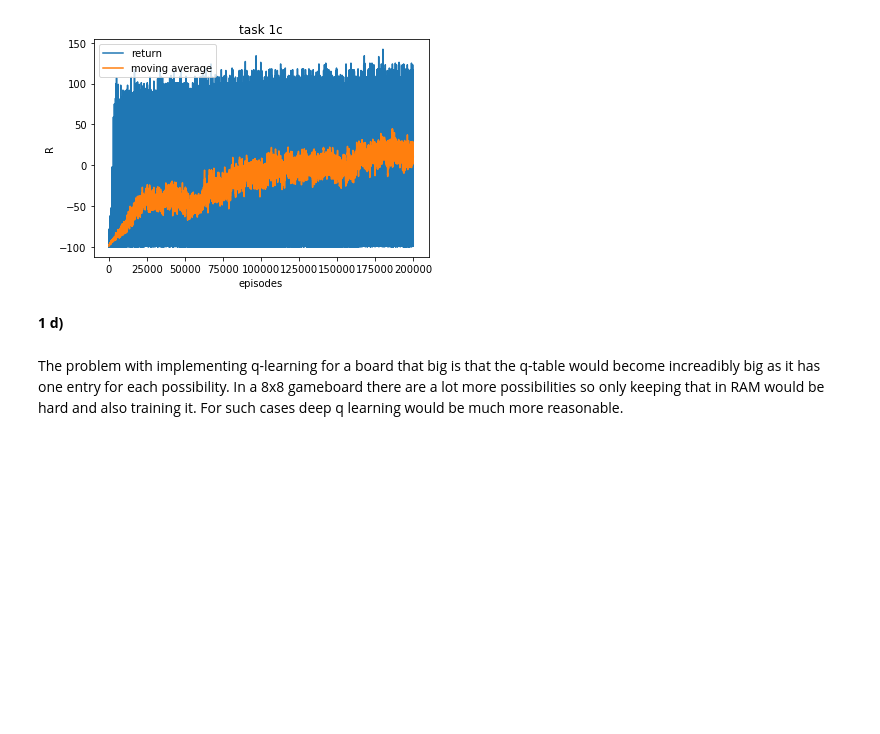
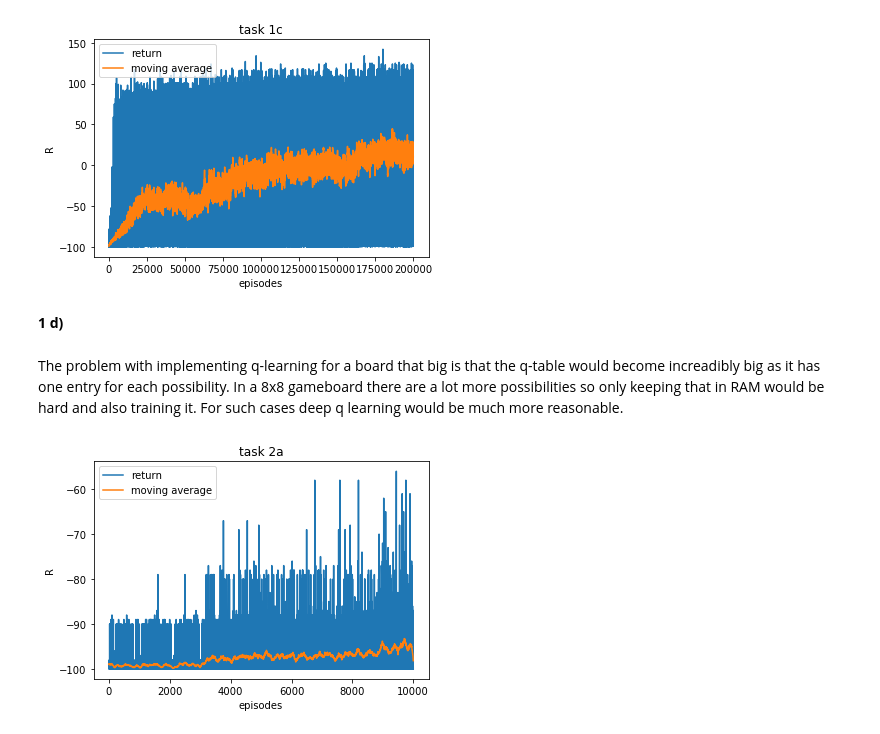
Before and after one commit to KilianFt/tetris_rl, a Jupyter notebook: analyze.ipynb, the cells around one changed output. Drawn from its saved outputs; the diff is of its cells as text; code cells hidden in the pictures; blank space fills up the shorter version.

```diff
--- a/analyze.ipynb
+++ b/analyze.ipynb
@@ -5,6 +5,7 @@ import matplotlib.pyplot as plt
 rewards_1a = "data/1a_1000_step_1000_rewards.npy"
 rewards_1b = "data/1b_10000_step_10000_rewards.npy"
 rewards_1c = "data/1c_200000_step_200000_rewards.npy"
+rewards_2a = "data/2a_10000_step_10000_rewards.npy"
 # %%
 def moving_average(y, w):
   y_padded = np.pad(y, (w//2, w-1-w//2), mode='edge')
@@ -37,3 +38,7 @@ plot_rewards(rewards_1c, "task 1c")
 **1 d)**
 # %% [markdown]
 The problem with implementing q-learning for a board that big is that the q-table would become increadibly big as it has one entry for each possibility. In a 8x8 gameboard there are a lot more possibilities so only keeping that in RAM would be hard and also training it. For such cases deep q learning would be much more reasonable.
+# %%
+plot_rewards(rewards_2a, "task 2a")
+# %% [output]
+[figure, added]
```
Also changed, not shown: 2 other files.
